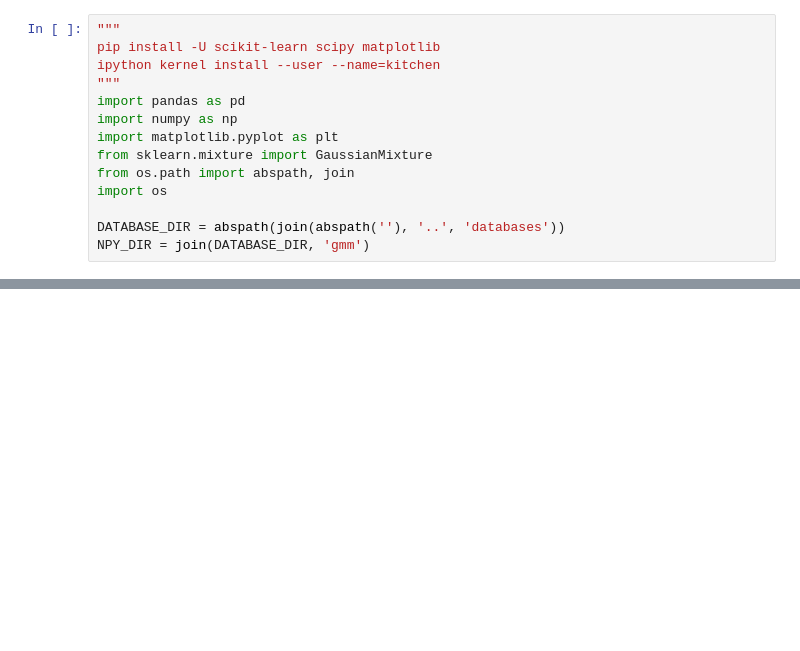
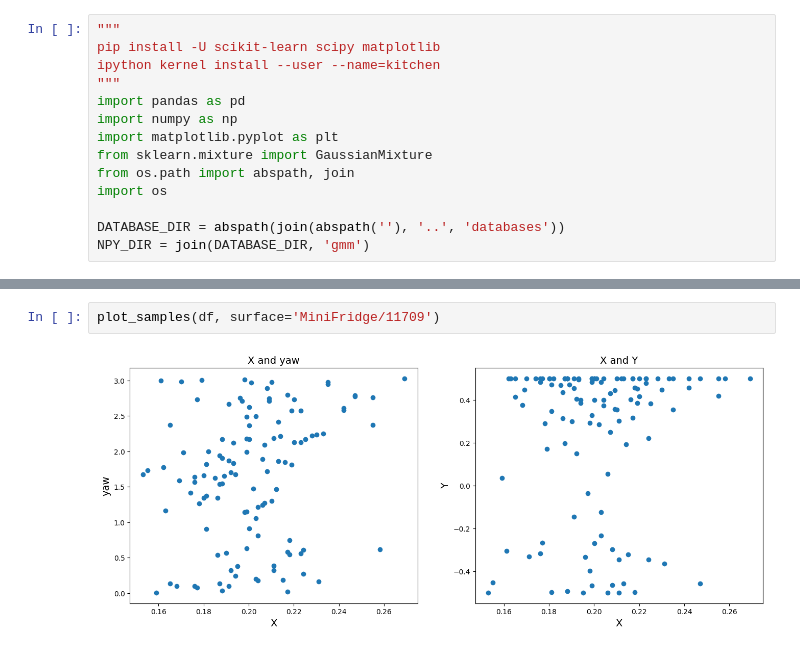
Before and after one commit to zt-yang/pybullet_planning, a Jupyter notebook: world_builder/samplers.ipynb, the cells around one changed output, grey strips where cells are left out. Saved outputs shown, nothing was run; the diff lists cells and outputs as text; blank space fills up the shorter version.

```diff
--- a/world_builder/samplers.ipynb
+++ b/world_builder/samplers.ipynb
@@ -80,0 +123,4 @@ plot_gmm(loaded_gmm, X)
+# %%
+plot_samples(df, surface='MiniFridge/11709')
+# %% [output]
+[figure, added]
```
Also changed, not shown: parts of 10 cells of this notebook.
